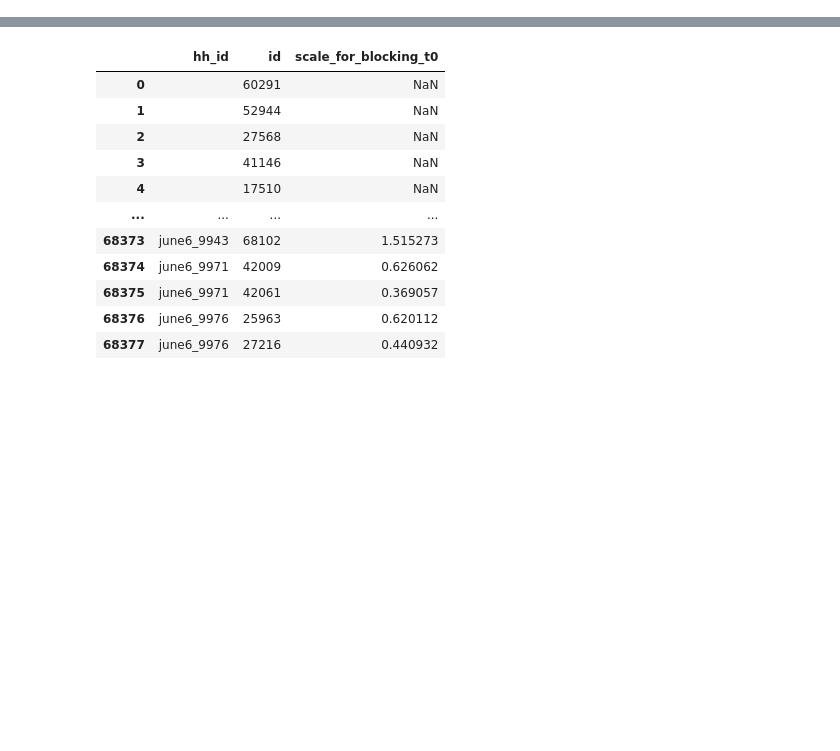
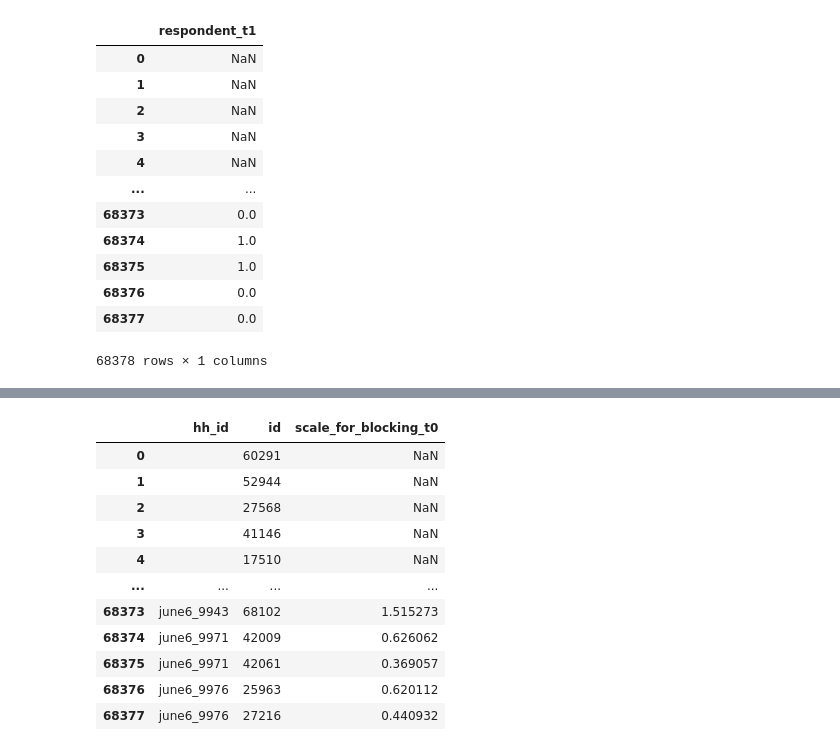
Before and after one commit to ds-modules/PS-88-21-DEV, a Jupyter notebook: lab/kalla_broockman/R2Python.ipynb, the cells around one changed output, grey strips where cells are left out. Cells and saved outputs as stored; diff of their text form; code cells hidden in the pictures; blank space fills up the shorter version.

```diff
--- a/lab/kalla_broockman/R2Python.ipynb
+++ b/lab/kalla_broockman/R2Python.ipynb
@@ -6,0 +24,16 @@ df = pd.read_stata(data_string)
+# %%
+df[["respondent_t1"]]
+# %% [output]
+|  | respondent_t1 |
+| 0 | NaN |
+| 1 | NaN |
+| 2 | NaN |
+| 3 | NaN |
+| 4 | NaN |
+| ... | ... |
+| 68373 | 0.0 |
+| 68374 | 1.0 |
+| 68375 | 1.0 |
+| 68376 | 0.0 |
+| 68377 | 0.0 |
+68378 rows × 1 columns
```
Also changed, not shown: parts of 14 cells of this notebook.
